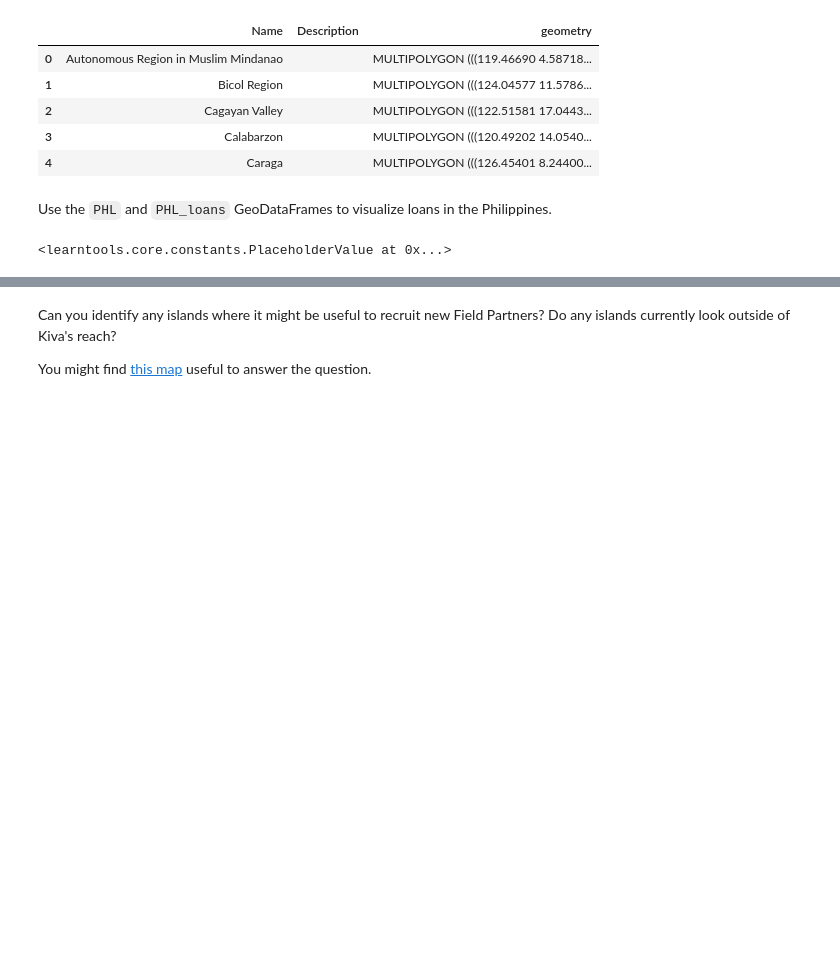
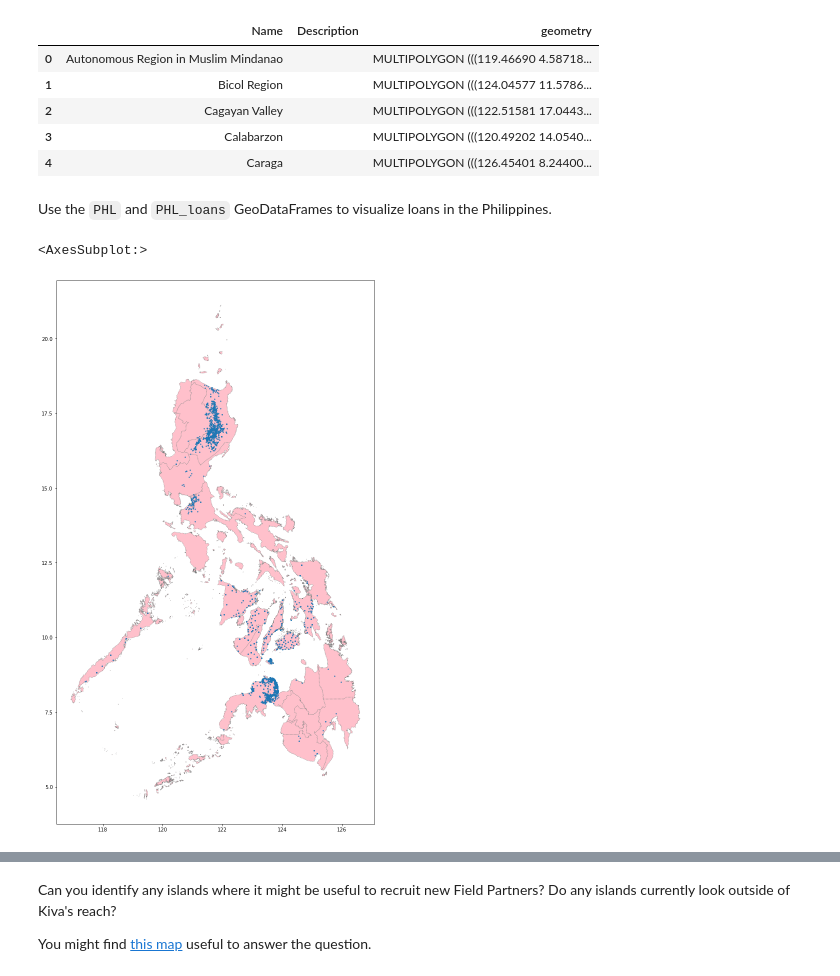
Before and after one commit to prototyyype/kaggle-practice, a Jupyter notebook: geospatial-analysis/exercise-your-first-map.ipynb, the cells around one changed output, grey strips where cells are left out. Cells and saved outputs as stored; diff of their text form; code cells hidden in the pictures; blank space fills up the shorter version.

```diff
--- a/geospatial-analysis/exercise-your-first-map.ipynb
+++ b/geospatial-analysis/exercise-your-first-map.ipynb
@@ -85,7 +100,9 @@ q_2.check()
 Next, you'll focus on loans that are based in the Philippines.  Use the next code cell to create a GeoDataFrame `PHL_loans` which contains all rows from `world_loans` with loans that are based in the Philippines.
 # %%
 # Your code here
-PHL_loans = ____
+# world_loans.head()
+PHL_loans = world_loans.loc[world_loans.country.isin(['Philippines'])]
+# PHL_loans.head()
 
 # Check your answer
 q_3.check()
@@ -116,12 +133,14 @@ PHL.head()
 Use the `PHL` and `PHL_loans` GeoDataFrames to visualize loans in the Philippines.
 # %%
 # Your code here
-____
+ax = PHL.plot(figsize=(20,20), color='pink', linestyle=':', edgecolor='grey')
+PHL_loans.plot(ax=ax, markersize=2)
 
 # Uncomment to see a hint
 #q_4.a.hint()
 # %% [output]
-<learntools.core.constants.PlaceholderValue at 0x...>
+<AxesSubplot:>
+[figure, added]
 # %%
 # Get credit for your work after you have created a map
 q_4.a.check()
```
Also changed, not shown: parts of 5 cells of this notebook.
